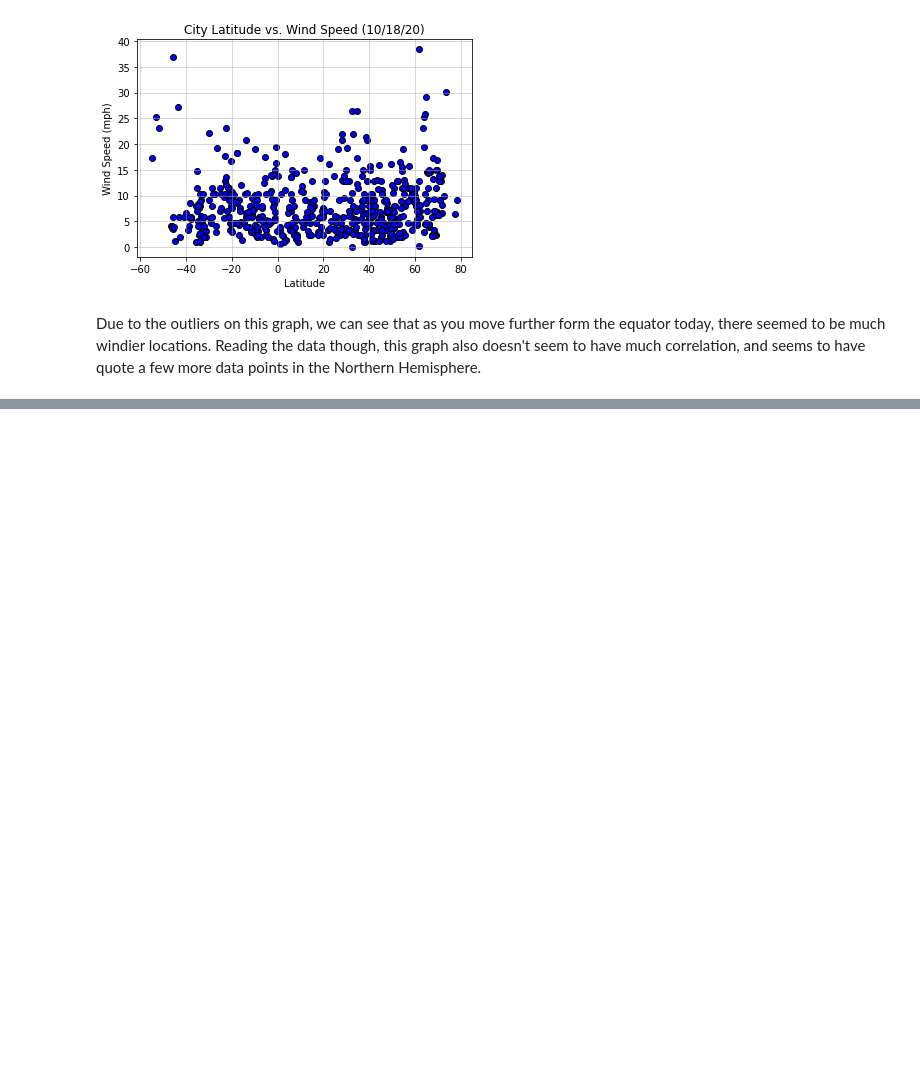
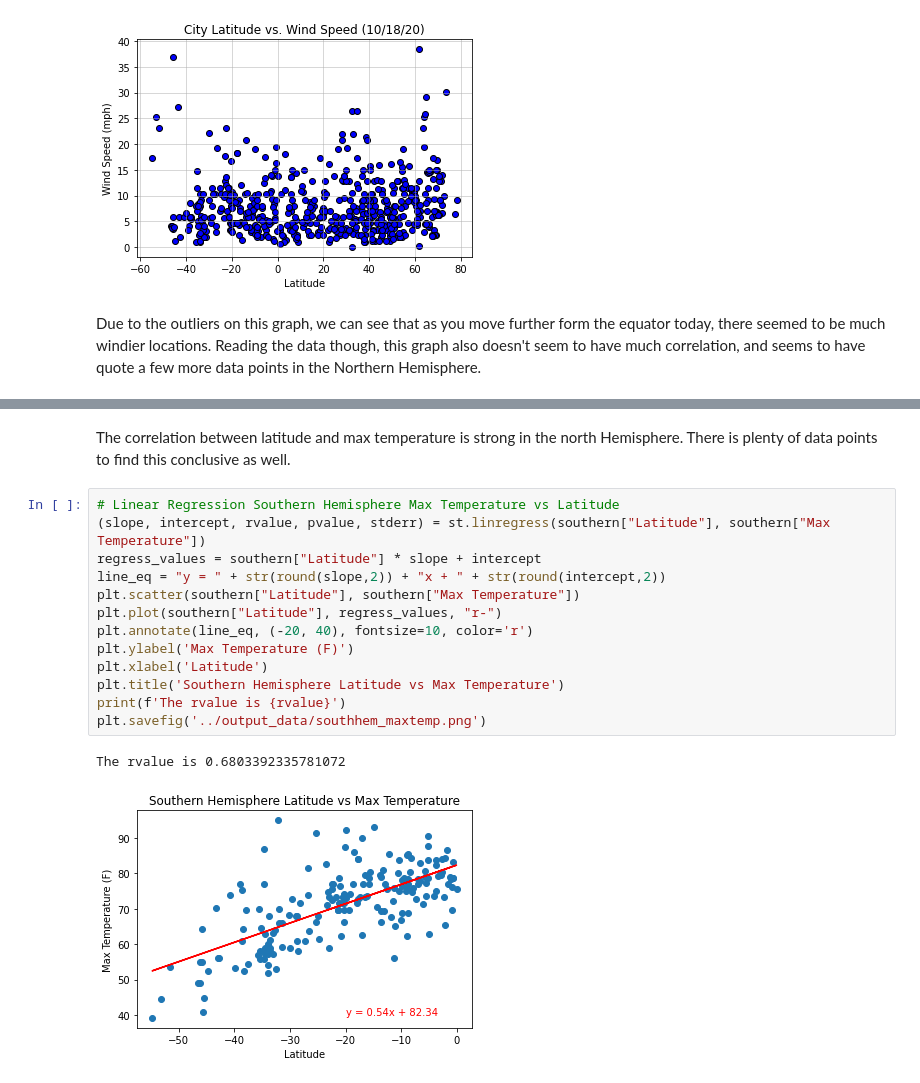
Before and after one commit to kcomalley14/python-api-challenge, a Jupyter notebook: Weatherpy/WeatherPy.ipynb, the cells around one changed output, grey strips where cells are left out. Saved outputs shown, nothing was run; the diff lists cells and outputs as text; blank space fills up the shorter version.

```diff
--- a/Weatherpy/WeatherPy.ipynb
+++ b/Weatherpy/WeatherPy.ipynb
@@ -244,0 +281,18 @@ Due to the outliers on this graph, we can see that as you move further form the
+# %% [markdown]
+The correlation between latitude and max temperature is strong in the north Hemisphere. There is plenty of data points to find this conclusive as well.
+# %%
+# Linear Regression Southern Hemisphere Max Temperature vs Latitude
+(slope, intercept, rvalue, pvalue, stderr) = st.linregress(southern["Latitude"], southern["Max Temperature"])
+regress_values = southern["Latitude"] * slope + intercept
+line_eq = "y = " + str(round(slope,2)) + "x + " + str(round(intercept,2))
+plt.scatter(southern["Latitude"], southern["Max Temperature"])
+plt.plot(southern["Latitude"], regress_values, "r-")
+plt.annotate(line_eq, (-20, 40), fontsize=10, color='r')
+plt.ylabel('Max Temperature (F)')
+plt.xlabel('Latitude')
+plt.title('Southern Hemisphere Latitude vs Max Temperature')
+print(f'The rvalue is {rvalue}')
+plt.savefig('../output_data/southhem_maxtemp.png')
+# %% [output]
+The rvalue is 0.6803392335781072
+[figure, added]
```
Also changed, not shown: parts of 14 cells of this notebook, 8 other files.
